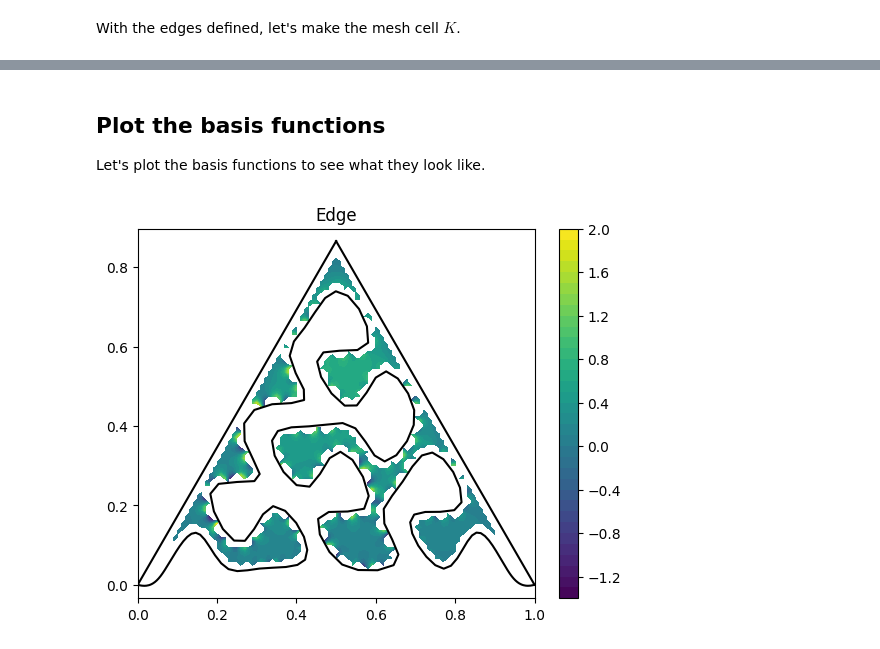
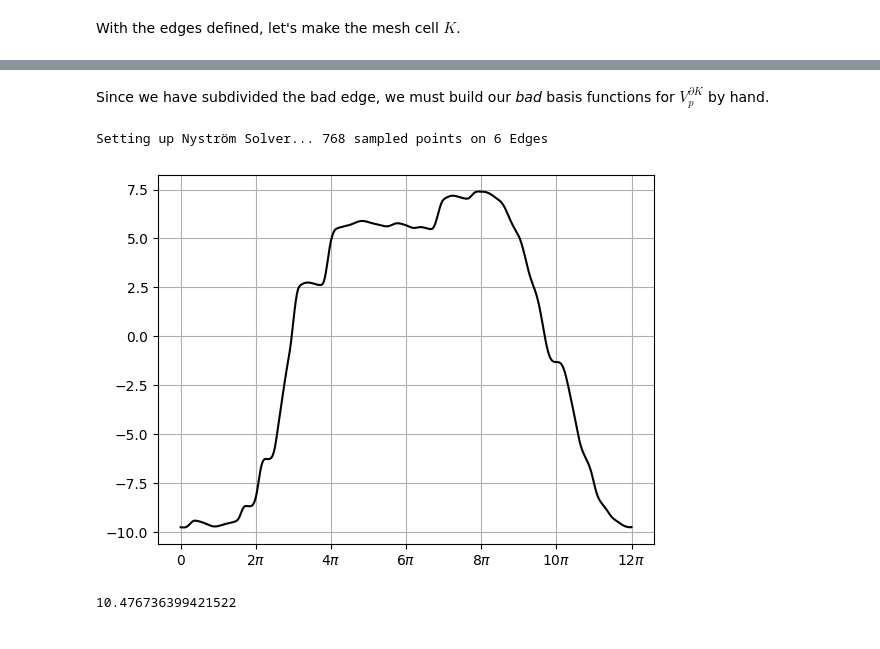
Before and after one commit to samreynoldsmath/PuncturedFEM, a Jupyter notebook: examples/Spacefilling.ipynb, the cells around one changed output, grey strips where cells are left out. Drawn from its saved outputs; the diff is of its cells as text; code cells hidden in the pictures.

```diff
--- a/examples/Spacefilling.ipynb
+++ b/examples/Spacefilling.ipynb
@@ -132,10 +82,0 @@ Let's verify that the dimension of the local Poisson space is what we expect.
-# %%
-print(f"polynomial degree: p = {V.deg}")
-print(f"number of edges: {K.num_edges}")
-print(f"dim(V_{V.deg}(K)) = {V.num_funs}")
-a=np.zeros((4,4))
-for idxi,i in enumerate(V.get_basis()):
-    for idxj,j in enumerate(V.get_basis()):
-        a[idxi,idxj]=i.get_h1_semi_inner_prod(j)
-        # print(i.get_h1_semi_inner_prod(j))
-print(np.linalg.eig(1/2*(a+a.transpose())))
@@ -150,8 +83,40 @@ EigResult(eigenvalues=array([ 2.33024047e+01, -8.16772872e-16,  4.51619495e-01,
-# %% [markdown]
-## Plot the basis functions
-Let's plot the basis functions to see what they look like.
-# %%
-for v in V.edge_funs:
-    pf.plot.LocalFunctionPlot(v).draw_vals(title=f"{v.key.fun_type}")
-# %% [output]
-[figure, removed]
+# %% [markdown]
+Since we have subdivided the bad edge, we must build our *bad* basis functions for $V_p^{\partial K}$ by hand.
+# %%
+x1, x2 = K.get_boundary_points()
+# The trace functions here will be much easier to define in barycentric coordinates
+ones = np.ones(shape=x1.shape)
+rhv = np.stack([ones,x1,x2])
+M = np.transpose(np.stack([np.append([1],A),np.append([1],B),np.append([1],C)]))
+M_=np.linalg.inv(M)
+barycentric = np.matmul(M_,rhv)
+phi1_trace = barycentric[0]
+phi2_trace = barycentric[1]
+phi3_trace = barycentric[2]
+# print(np.transpose(barycentric))
+def silly (a,b,c):
+    if min(abs(a),abs(c))<1e-15:
+        if abs(b)>1e-10:
+            return min(abs(a),abs(c))
+    return b
+phi4_trace = [silly(a,b,c) for a,b,c in np.transpose(barycentric)]
+# print(np.transpose(phi4_trace))
+#what a terrible way to define this function
+nyst = pf.NystromSolver(K,verbose=True)
+phi4 = pf.LocalFunction(nyst=nyst,has_poly_trace=False)
+phi4.set_trace_values(phi4_trace)
+phi4.compute_polynomial_part()
+phi4.compute_polynomial_part_trace()
+phi4.compute_harmonic_conjugate()
+pf.plot.TracePlot(
+    traces=[phi4.get_harmonic_conjugate()],
+    K=K,
+    title="",
+    quad_dict=quad_dict,
+).draw()
+phi4.compute_harmonic_weighted_normal_derivative()
+print(phi4.get_h1_semi_inner_prod(phi4))
+# %% [output]
+Setting up Nyström Solver... 768 sampled points on 6 Edges
+[figure, added]
+10.476736399421522
```
Also changed, not shown: parts of 9 cells of this notebook.
